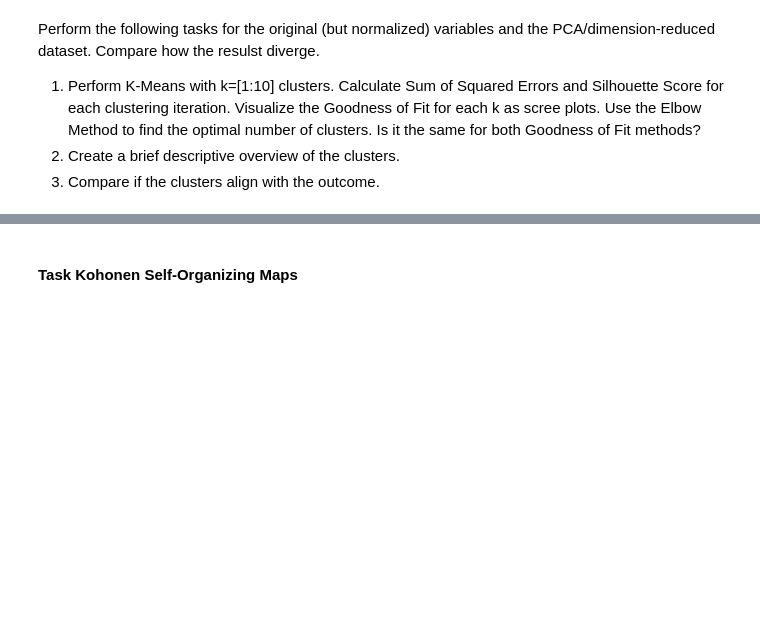
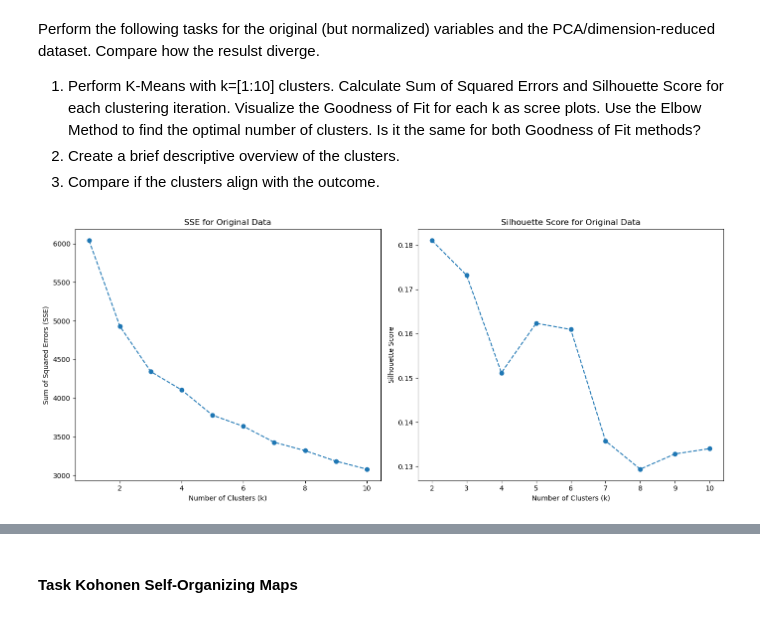
Before and after one commit to fyudris/Applied-Analytics, a Jupyter notebook: 02_Tuesday/session2afternoon.ipynb, the cells around one changed output, grey strips where cells are left out. Drawn from its saved outputs; the diff is of its cells as text; code cells hidden in the pictures; blank space fills up the shorter version.

```diff
--- a/02_Tuesday/session2afternoon.ipynb
+++ b/02_Tuesday/session2afternoon.ipynb
@@ -41,3 +139,84 @@ Perform the following tasks for the original (but normalized) variables and the
 1) Perform K-Means with k=[1:10] clusters. Calculate Sum of Squared Errors and Silhouette Score for each clustering iteration. Visualize the Goodness of Fit for each k as scree plots. Use the Elbow Method to find the optimal number of clusters. Is it the same for both Goodness of Fit methods?
 2) Create a brief descriptive overview of the clusters.
 3) Compare if the clusters align with the outcome.
+# %%
+from sklearn.cluster import KMeans
+from sklearn.metrics import silhouette_score
+
+# Standardize the input variables
+scaler = StandardScaler()
+df[input_vars] = scaler.fit_transform(df[input_vars])
+
+# Perform PCA
+pca = PCA(n_components=num_pcs)
+df_pca = pca.fit_transform(df[input_vars])
+
+# Function to perform K-Means clustering and calculate SSE and Silhouette Score
+def kmeans_clustering(data, max_k=10):
+    sse = []
+    silhouette_scores = []
+    for k in range(1, max_k + 1):
+        kmeans = KMeans(n_clusters=k, random_state=42)
+        kmeans.fit(data)
+        sse.append(kmeans.inertia_)
+        if k > 1:
+            silhouette_scores.append(silhouette_score(data, kmeans.labels_))
+        else:
+            silhouette_scores.append(np.nan)  # Silhouette score is not defined for k=1
+    return sse, silhouette_scores
+
+# Perform K-Means clustering on original data
+sse_original, silhouette_scores_original = kmeans_clustering(df[input_vars])
+
+# Perform K-Means clustering on PCA-reduced data
+sse_pca, silhouette_scores_pca = kmeans_clustering(df_pca)
+
+# Plot SSE and Silhouette Score for original data
+plt.figure(figsize=(14, 6))
+
+plt.subplot(1, 2, 1)
+plt.plot(range(1, 11), sse_original, marker='o', linestyle='--')
+plt.xlabel('Number of Clusters (k)')
+plt.ylabel('Sum of Squared Errors (SSE)')
+plt.title('SSE for Original Data')
+
+plt.subplot(1, 2, 2)
+plt.plot(range(2, 11), silhouette_scores_original[1:], marker='o', linestyle='--')
+plt.xlabel('Number of Clusters (k)')
+plt.ylabel('Silhouette Score')
+plt.title('Silhouette Score for Original Data')
+
+plt.tight_layout()
+plt.show()
+
+# Plot SSE and Silhouette Score for PCA-reduced data
+plt.figure(figsize=(14, 6))
+
+plt.subplot(1, 2, 1)
+plt.plot(range(1, 11), sse_pca, marker='o', linestyle='--')
+plt.xlabel('Number of Clusters (k)')
+plt.ylabel('Sum of Squared Errors (SSE)')
+plt.title('SSE for PCA-Reduced Data')
+
+plt.subplot(1, 2, 2)
+plt.plot(range(2, 11), silhouette_scores_pca[1:], marker='o', linestyle='--')
+plt.xlabel('Number of Clusters (k)')
+plt.ylabel('Silhouette Score')
+plt.title('Silhouette Score for PCA-Reduced Data')
+
+plt.tight_layout()
+plt.show()
+
+# Determine the optimal number of clusters using the Elbow Method
+optimal_k_sse_original = np.argmax(np.diff(sse_original) < 0) + 1
+optimal_k_sse_pca = np.argmax(np.diff(sse_pca) < 0) + 1
+
+optimal_k_silhouette_original = np.argmax(silhouette_scores_original[1:]) + 2
+optimal_k_silhouette_pca = np.argmax(silhouette_scores_pca[1:]) + 2
+
+print(f'Optimal number of clusters for original data (SSE): {optimal_k_sse_original}')
+print(f'Optimal number of clusters for original data (Silhouette): {optimal_k_silhouette_original}')
+print(f'Optimal number of clusters for PCA-reduced data (SSE): {optimal_k_sse_pca}')
+print(f'Optimal number of clusters for PCA-reduced data (Silhouette): {optimal_k_silhouette_pca}')
+# %% [output]
+[figure, added]
```
Also changed, not shown: parts of 13 cells of this notebook.
